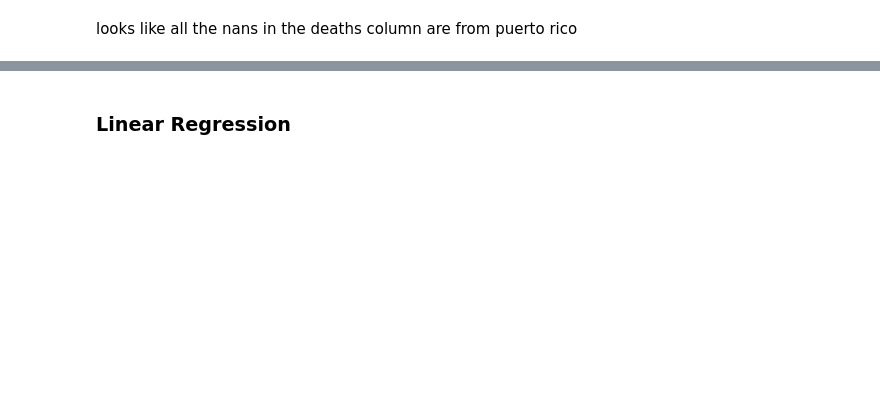
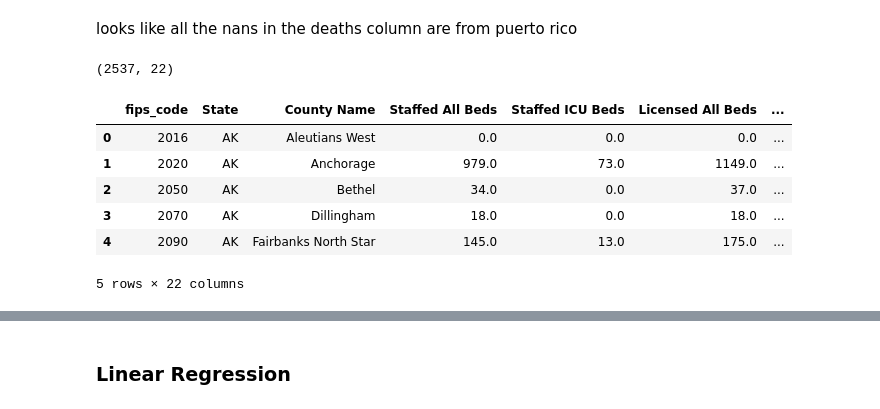
Before and after one commit to spark126/covid_poverty_and_death_rate, a Jupyter notebook: code/lucas_eda.ipynb, the cells around one changed output, grey strips where cells are left out. Saved outputs shown, nothing was run; the diff lists cells and outputs as text; code cells hidden in the pictures; blank space fills up the shorter version.

```diff
--- a/code/lucas_eda.ipynb
+++ b/code/lucas_eda.ipynb
@@ -200,3 +77,17 @@ df.loc[df.deaths.isna()].sort_values(by='state_name')
 looks like all the nans in the deaths column are from puerto rico
 # %%
 df.dropna(subset=['deaths'], inplace=True)
+# %%
+hosp_county = pd.read_csv('../data/us_healthcare_capacity-county-CovidCareMap.csv')
+# %%
+print(hosp_county.shape)
+hosp_county.head()
+# %% [output]
+(2537, 22)
+|  | fips_code | State | County Name | Staffed All Beds | Staffed ICU Beds | Licensed All Beds | ... |
+| 0 | 2016 | AK | Aleutians West | 0.0 | 0.0 | 0.0 | ... |
+| 1 | 2020 | AK | Anchorage | 979.0 | 73.0 | 1149.0 | ... |
+| 2 | 2050 | AK | Bethel | 34.0 | 0.0 | 37.0 | ... |
+| 3 | 2070 | AK | Dillingham | 18.0 | 0.0 | 18.0 | ... |
+| 4 | 2090 | AK | Fairbanks North Star | 145.0 | 13.0 | 175.0 | ... |
+5 rows × 22 columns
```
Also changed, not shown: parts of 35 cells of this notebook.
